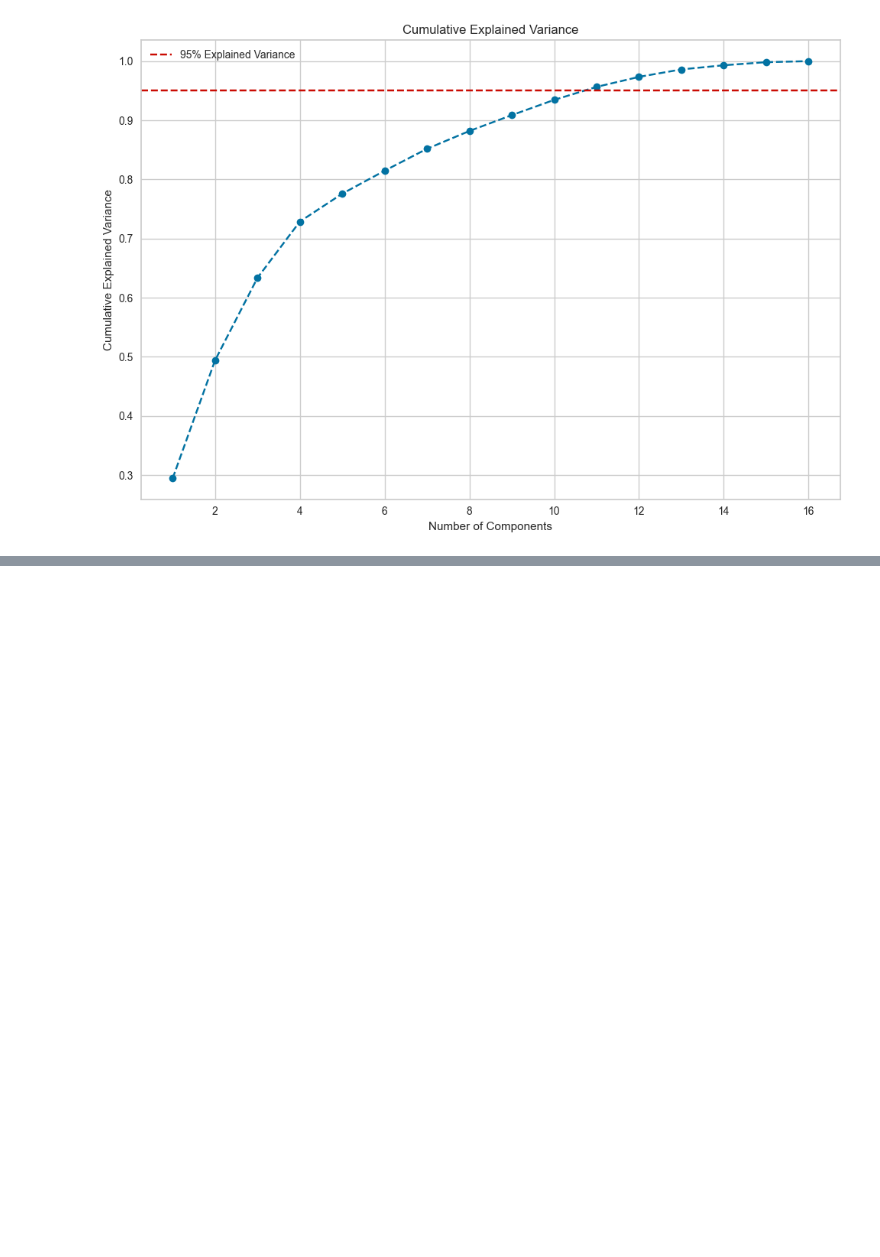
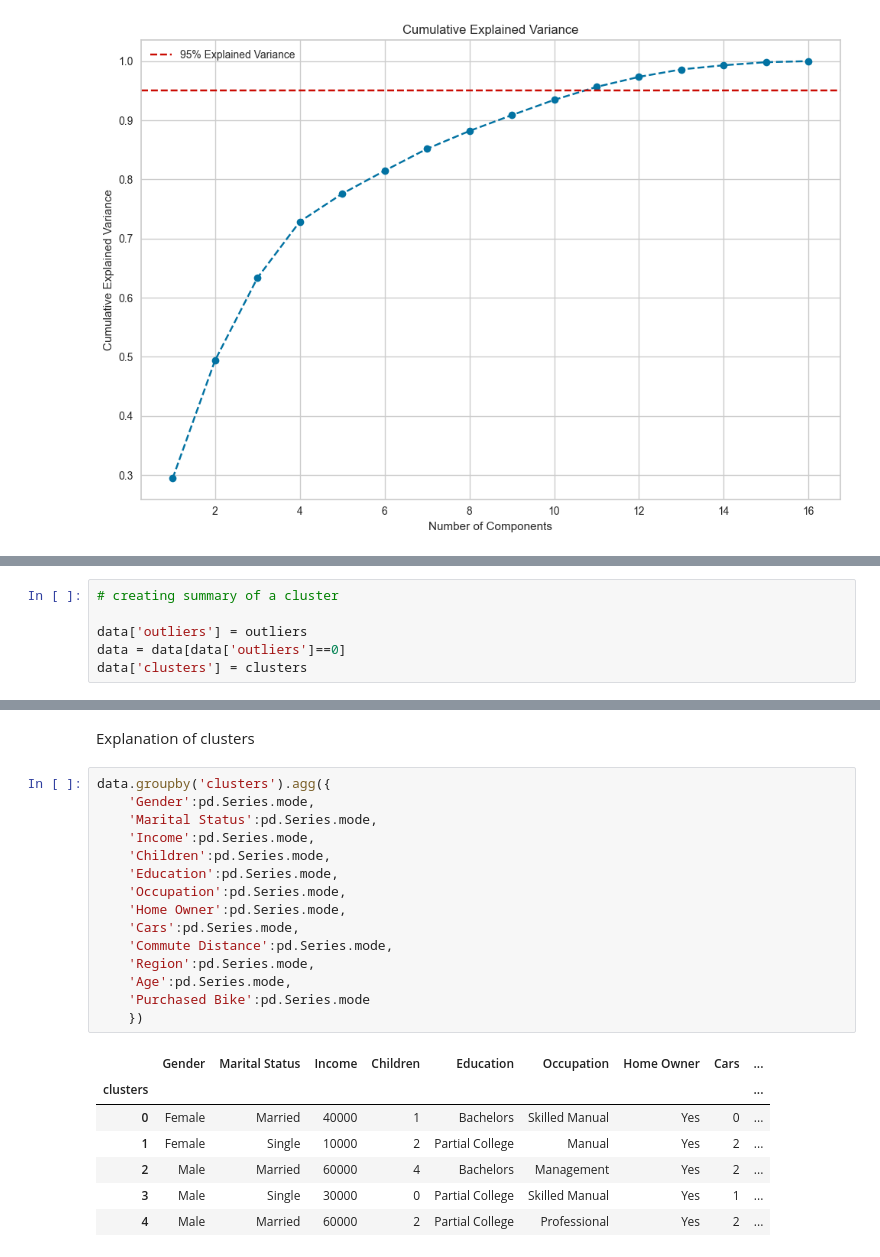
Before and after one commit to moshchev/data_analytics_ws23, a Jupyter notebook: data_preproceding.ipynb, the cells around one changed output, grey strips where cells are left out. Drawn from its saved outputs; the diff is of its cells as text; blank space fills up the shorter version.

```diff
--- a/data_preproceding.ipynb
+++ b/data_preproceding.ipynb
@@ -207,0 +204,6 @@ Text(0.5, 0, 'Principal Component 3')
+# %%
+# creating summary of a cluster
+
+data['outliers'] = outliers
+data = data[data['outliers']==0]
+data['clusters'] = clusters
@@ -207,0 +226,25 @@ Text(0.5, 0, 'Principal Component 3')
+# %% [markdown]
+Explanation of clusters
+# %%
+data.groupby('clusters').agg({
+    'Gender':pd.Series.mode,
+    'Marital Status':pd.Series.mode,
+    'Income':pd.Series.mode,
+    'Children':pd.Series.mode,
+    'Education':pd.Series.mode,
+    'Occupation':pd.Series.mode,
+    'Home Owner':pd.Series.mode,
+    'Cars':pd.Series.mode,
+    'Commute Distance':pd.Series.mode,
+    'Region':pd.Series.mode,
+    'Age':pd.Series.mode,
+    'Purchased Bike':pd.Series.mode
+    })
+# %% [output]
+|  | Gender | Marital Status | Income | Children | Education | Occupation | Home Owner | Cars | ... |
+| clusters |  |  |  |  |  |  |  |  | ... |
+| 0 | Female | Married | 40000 | 1 | Bachelors | Skilled Manual | Yes | 0 | ... |
+| 1 | Female | Single | 10000 | 2 | Partial College | Manual | Yes | 2 | ... |
+| 2 | Male | Married | 60000 | 4 | Bachelors | Management | Yes | 2 | ... |
+| 3 | Male | Single | 30000 | 0 | Partial College | Skilled Manual | Yes | 1 | ... |
+| 4 | Male | Married | 60000 | 2 | Partial College | Professional | Yes | 2 | ... |
```
Also changed, not shown: parts of 4 cells of this notebook.
